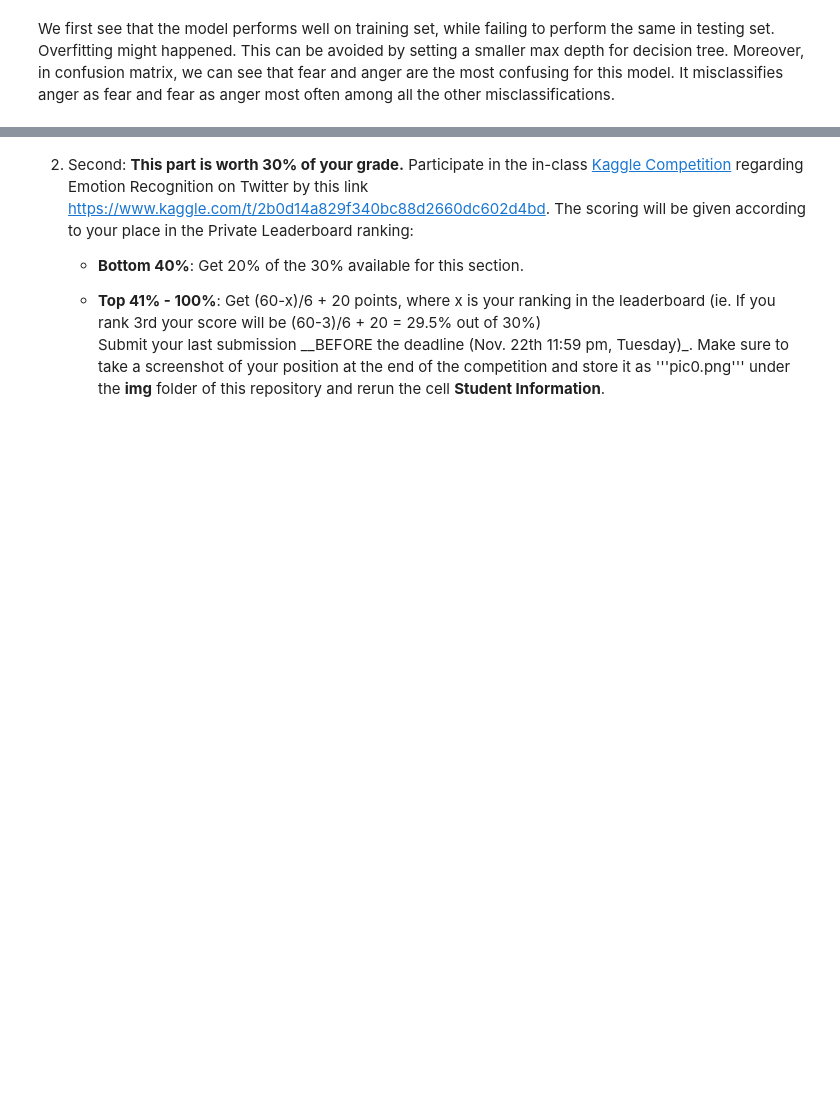
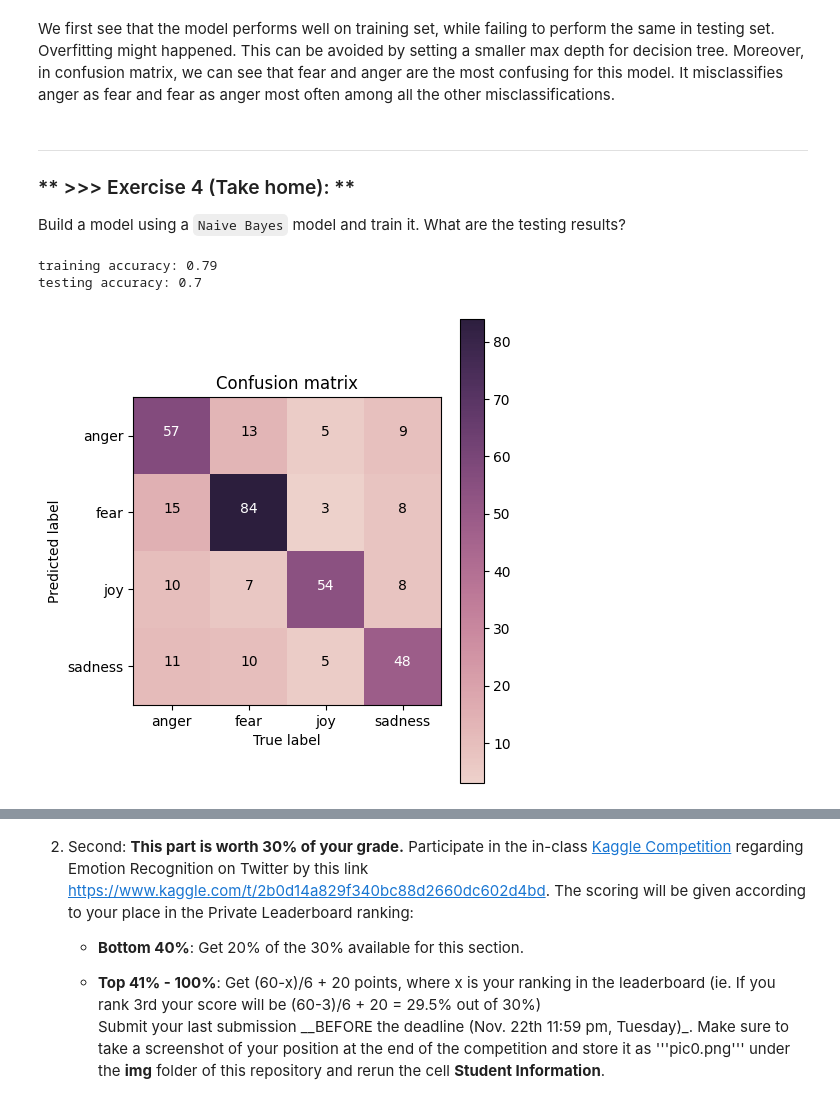
Before and after one commit to Victoria-Wei/DM2022-Lab2-Homework, a Jupyter notebook: DM2021-Lab2-Homework.ipynb, the cells around one changed output, grey strips where cells are left out. Saved outputs shown, nothing was run; the diff lists cells and outputs as text; code cells hidden in the pictures; blank space fills up the shorter version.

Commit message:
Take-home Exercise 7 Finished

````diff
--- a/DM2021-Lab2-Homework.ipynb
+++ b/DM2021-Lab2-Homework.ipynb
@@ -218,3 +218,29 @@ plot_confusion_matrix(cm, classes=my_tags, title='Confusion matrix')
 [figure]
 # %% [markdown]
 We first see that the model performs well on training set, while failing to perform the same in testing set. Overfitting might happened. This can be avoided by setting a smaller max depth for decision tree. Moreover, in confusion matrix, we can see that fear and anger are the most confusing for this model. It misclassifies anger as fear and fear as anger most often among all the other misclassifications.
+# %% [markdown]
+---
+### ** >>> Exercise 4 (Take home): **
+Build a model using a ```Naive Bayes``` model and train it. What are the testing results?
+# %%
+from sklearn.naive_bayes import BernoulliNB
+
+bnb = BernoulliNB()
+bnb.fit(X_train, y_train)                                 # train model
+
+y_train_pred = bnb.predict(X_train)                       # predict training set
+y_test_pred = bnb.predict(X_test)                         # predict testing set
+
+acc_train = accuracy_score(y_true=y_train, y_pred=y_train_pred)
+acc_test = accuracy_score(y_true=y_test, y_pred=y_test_pred)
+
+print('training accuracy: {}'.format(round(acc_train, 2)))
+print('testing accuracy: {}'.format(round(acc_test, 2)))
+
+
+cm = confusion_matrix(y_true=y_test, y_pred=y_test_pred)
+plot_confusion_matrix(cm, classes=my_tags, title='Confusion matrix')
+# %% [output]
+training accuracy: 0.79
+testing accuracy: 0.7
+[figure, added]
````
Also changed, not shown: parts of 15 cells of this notebook.
